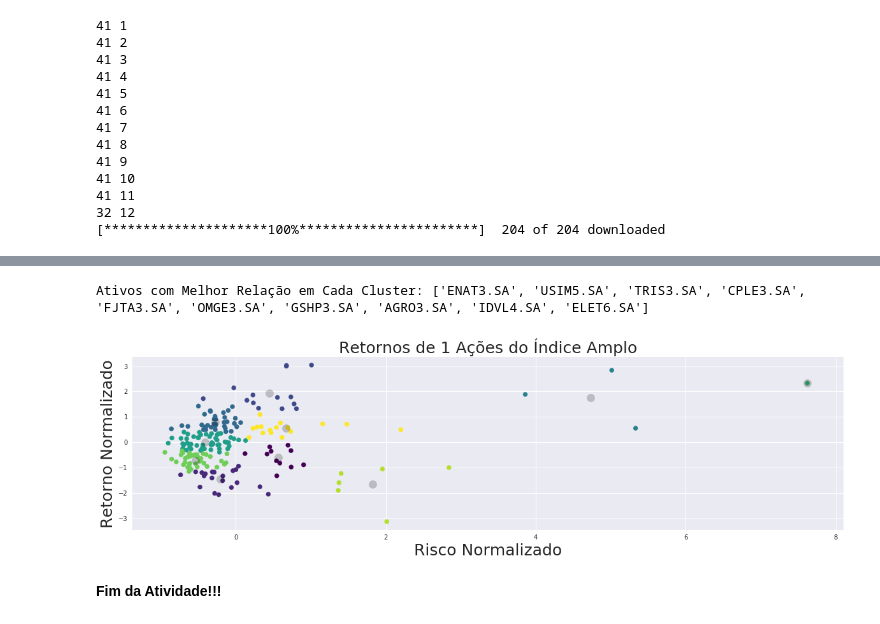
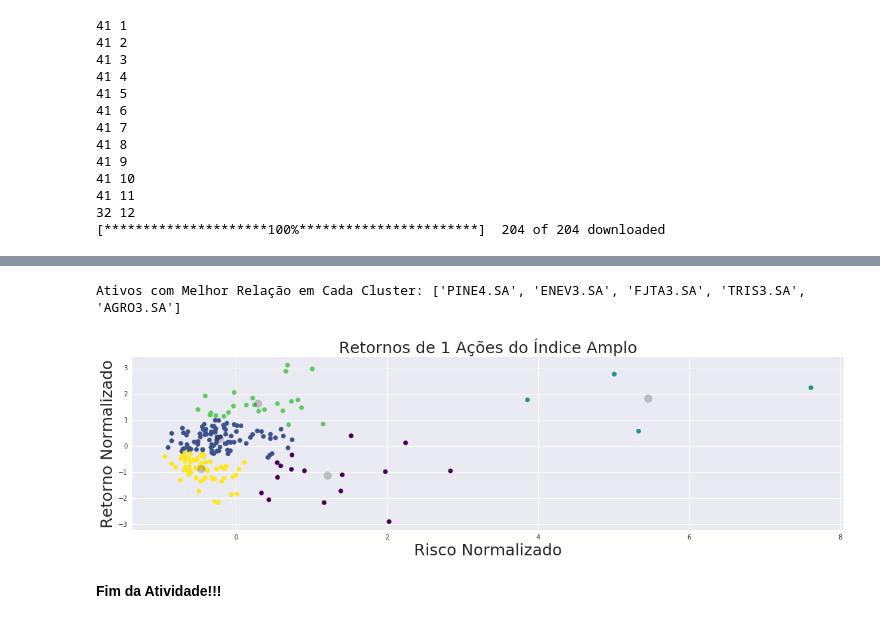
Before and after one commit to marcelinoandrade/Processamento-Digital-de-Sinais-Financeiros, a Jupyter notebook: Aula 1 - Modelagem do Preço, Retorno, Correlação, Sharpe e K-Means.ipynb, the cells around one changed output, grey strips where cells are left out. Cells and saved outputs as stored; diff of their text form; code cells hidden in the pictures.

```diff
--- a/Aula 1 - Modelagem do Preço, Retorno, Correlação, Sharpe e K-Means.ipynb
+++ b/Aula 1 - Modelagem do Preço, Retorno, Correlação, Sharpe e K-Means.ipynb
@@ -626,36 +613,36 @@ from sklearn.cluster import DBSCAN
 from sklearn import metrics
 from sklearn.datasets.samples_generator import make_blobs
 from sklearn.preprocessing import StandardScaler
 
 stocks=retornos.columns
 X=[[np.std(retornos[stocks[i]].astype(float)),np.mean(retornos[stocks[i]].astype(float))] for i in range(len(stocks))]
 
 X = StandardScaler().fit_transform(X)
 
-N=10
+N=5
 
 kmeans = KMeans(n_clusters=N, random_state=0).fit(X)
 y_kmeans = kmeans.predict(X)
 
 fig = plt.subplots(figsize=(20,5))
 
 ax1=plt.subplot(1,1, 1)
 ax1.scatter(X[:, 0], X[:, 1], c=y_kmeans, s=50, cmap='viridis')
-ax1.set_title('Retornos de '+str(1)+' Ações do Índice Amplo',fontsize=25)
+ax1.set_title('Retornos de '+str(len)+' Ações do Índice Amplo',fontsize=25)
 ax1.set_xlabel('Risco Normalizado',fontsize=25)
 ax1.set_ylabel('Retorno Normalizado',fontsize=25)
 
 centers = kmeans.cluster_centers_
 plt.scatter(centers[:, 0], centers[:, 1], c='black', s=150, alpha=0.2);
 
 best=[]
 for i in range(N):
     ind=retornos[list(retornos.columns[np.where(y_kmeans==i)[0]])].astype(float).mean()/retornos[list(retornos.columns[np.where(y_kmeans==i)[0]])].astype(float).std()
     best.append(ind[ind==np.max(ind)])
 rb=list(pd.DataFrame(best).columns)
 print("Ativos com Melhor Relação em Cada Cluster:", rb)
 # %% [output]
-Ativos com Melhor Relação em Cada Cluster: ['ENAT3.SA', 'USIM5.SA', 'TRIS3.SA', 'CPLE3.SA', 'FJTA3.SA', 'OMGE3.SA', 'GSHP3.SA', 'AGRO3.SA', 'IDVL4.SA', 'ELET6.SA']
+Ativos com Melhor Relação em Cada Cluster: ['PINE4.SA', 'ENEV3.SA', 'FJTA3.SA', 'TRIS3.SA', 'AGRO3.SA']
-[figure, old version]
+[figure, new version]
 # %% [markdown]
 <b>Fim da Atividade!!!</b>
```
Also changed, not shown: parts of 20 cells of this notebook.
